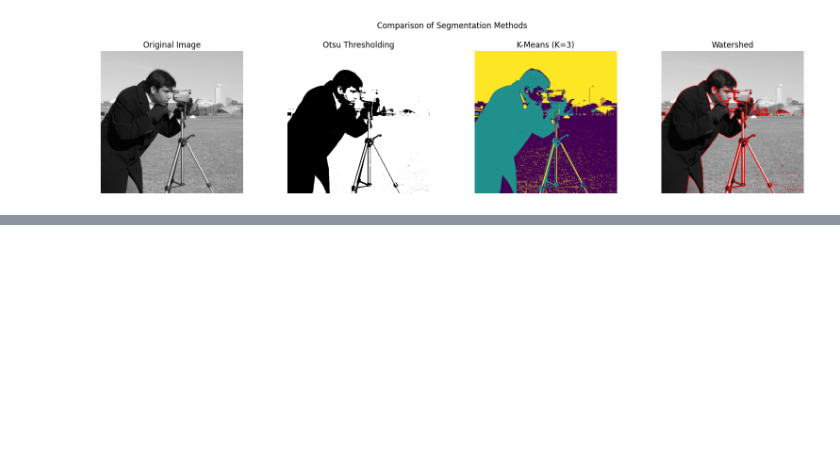
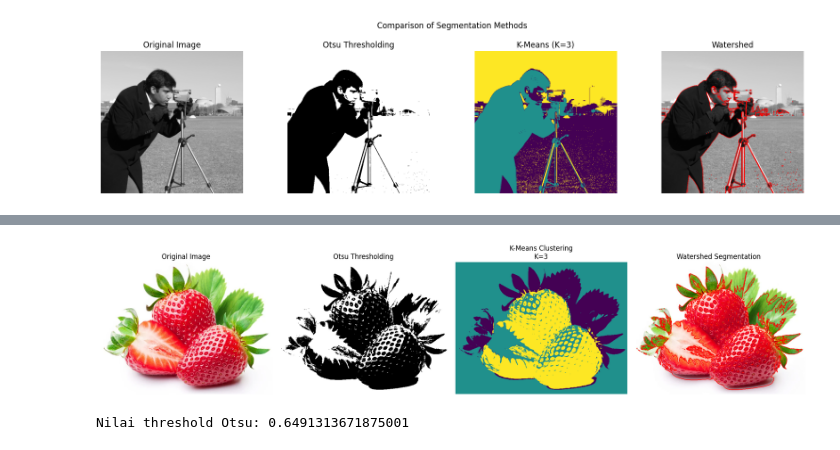
Before and after one commit to KidiXDev/pengolahan-citra-nugas, a Jupyter notebook: job4.ipynb, the cells around one changed output, grey strips where cells are left out. Cells and saved outputs as stored; diff of their text form; code cells hidden in the pictures; blank space fills up the shorter version.

```diff
--- a/job4.ipynb
+++ b/job4.ipynb
@@ -292,0 +349,80 @@ plt.show()
+# %%
+import numpy as np
+import matplotlib.pyplot as plt
+from skimage import io, color, filters, segmentation, img_as_float
+from sklearn.cluster import KMeans
+import warnings
+
+# 1. Memuat citra sederhana dari internet
+# Contoh citra strawberry dari repository scikit-image
+image_url = "https://static8.depositphotos.com/1020804/1063/i/450/depositphotos_10634883-stock-photo-strawberries-with-leaves.jpg"
+image_rgb = io.imread(image_url)
+
+# Jika citra memiliki alpha channel, ambil 3 channel RGB saja
+if image_rgb.shape[-1] == 4:
+    image_rgb = image_rgb[:, :, :3]
+
+# 2. Konversi citra ke grayscale dan float
+image_gray = color.rgb2gray(image_rgb)
+image_float = img_as_float(image_gray)
+
+# 3. Segmentasi Otsu Thresholding
+thresh_otsu = filters.threshold_otsu(image_gray)
+binary_otsu = image_gray > thresh_otsu
+
+# 4. Segmentasi K-Means Clustering
+rows, cols, channels = image_rgb.shape
+pixel_features = image_rgb.reshape(rows * cols, channels)
+
+n_clusters = 3
+kmeans = KMeans(n_clusters=n_clusters, random_state=0, n_init=10)
+
+with warnings.catch_warnings():
+    warnings.simplefilter("ignore")
+    pixel_labels = kmeans.fit_predict(pixel_features)
+
+segmented_kmeans = pixel_labels.reshape(rows, cols)
+
+# 5. Segmentasi Watershed
+elevation_map = filters.sobel(image_gray)
+
+markers = np.zeros_like(image_gray, dtype=np.int32)
+markers[image_gray < thresh_otsu] = 1
+markers[image_gray > thresh_otsu] = 2
+
+segmentation_watershed = segmentation.watershed(elevation_map, markers)
+
+# Tampilkan batas watershed pada citra asli
+watershed_boundaries = segmentation.mark_boundaries(
+    image_rgb,
+    segmentation_watershed,
+    color=(1, 0, 0)
+)
+
+# 6. Visualisasi hasil segmentasi
+fig, axes = plt.subplots(1, 4, figsize=(18, 5))
+ax = axes.ravel()
+
+ax[0].imshow(image_rgb)
+ax[0].set_title('Original Image')
+ax[0].axis('off')
+
+ax[1].imshow(binary_otsu, cmap='gray')
+ax[1].set_title('Otsu Thresholding')
+ax[1].axis('off')
+
+ax[2].imshow(segmented_kmeans, cmap='viridis')
+ax[2].set_title(f'K-Means Clustering\nK={n_clusters}')
+ax[2].axis('off')
+
+ax[3].imshow(watershed_boundaries)
+ax[3].set_title('Watershed Segmentation')
+ax[3].axis('off')
+
+plt.tight_layout()
+plt.show()
+
+print(f"Nilai threshold Otsu: {thresh_otsu}")
+# %% [output]
+[figure, added]
+Nilai threshold Otsu: 0.6491313671875001
```
Also changed, not shown: parts of 3 cells of this notebook.
